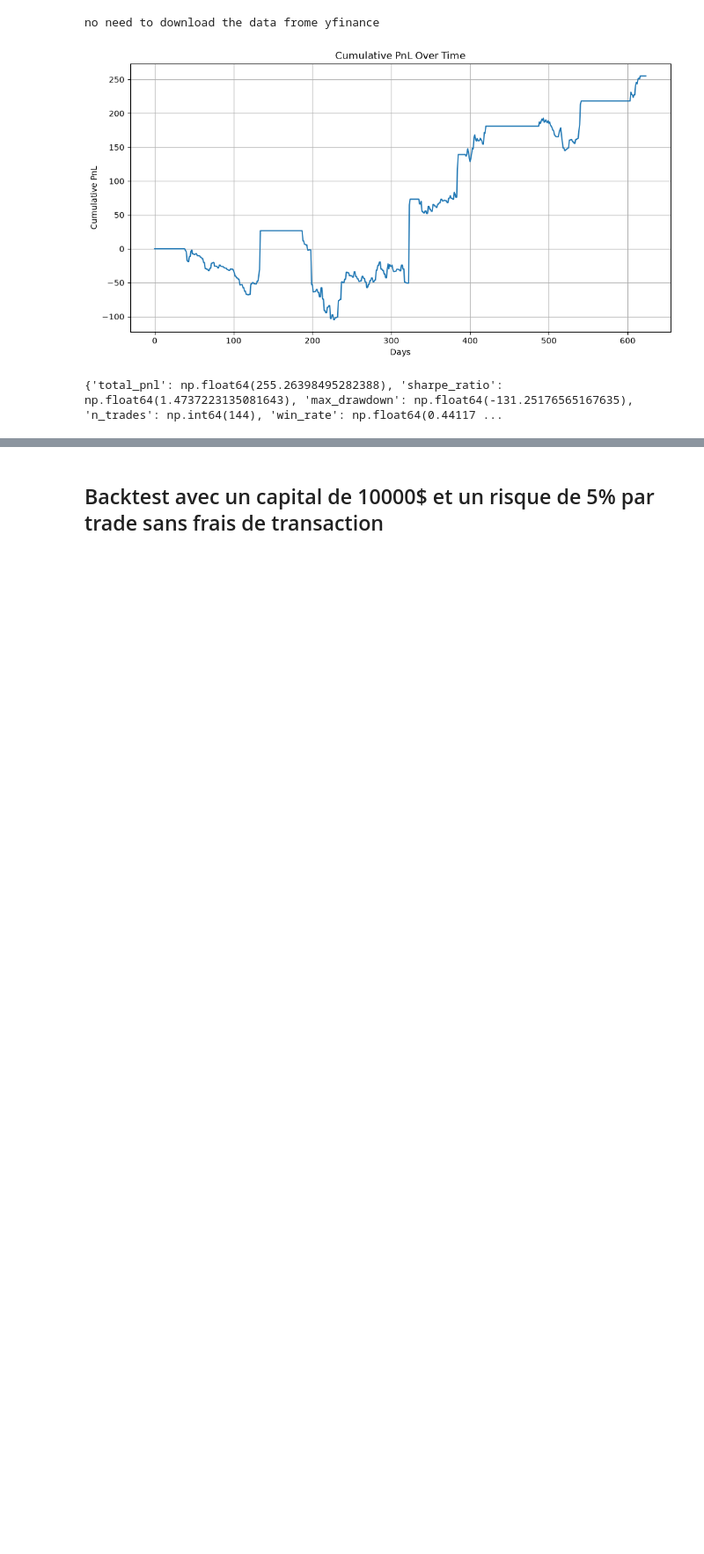
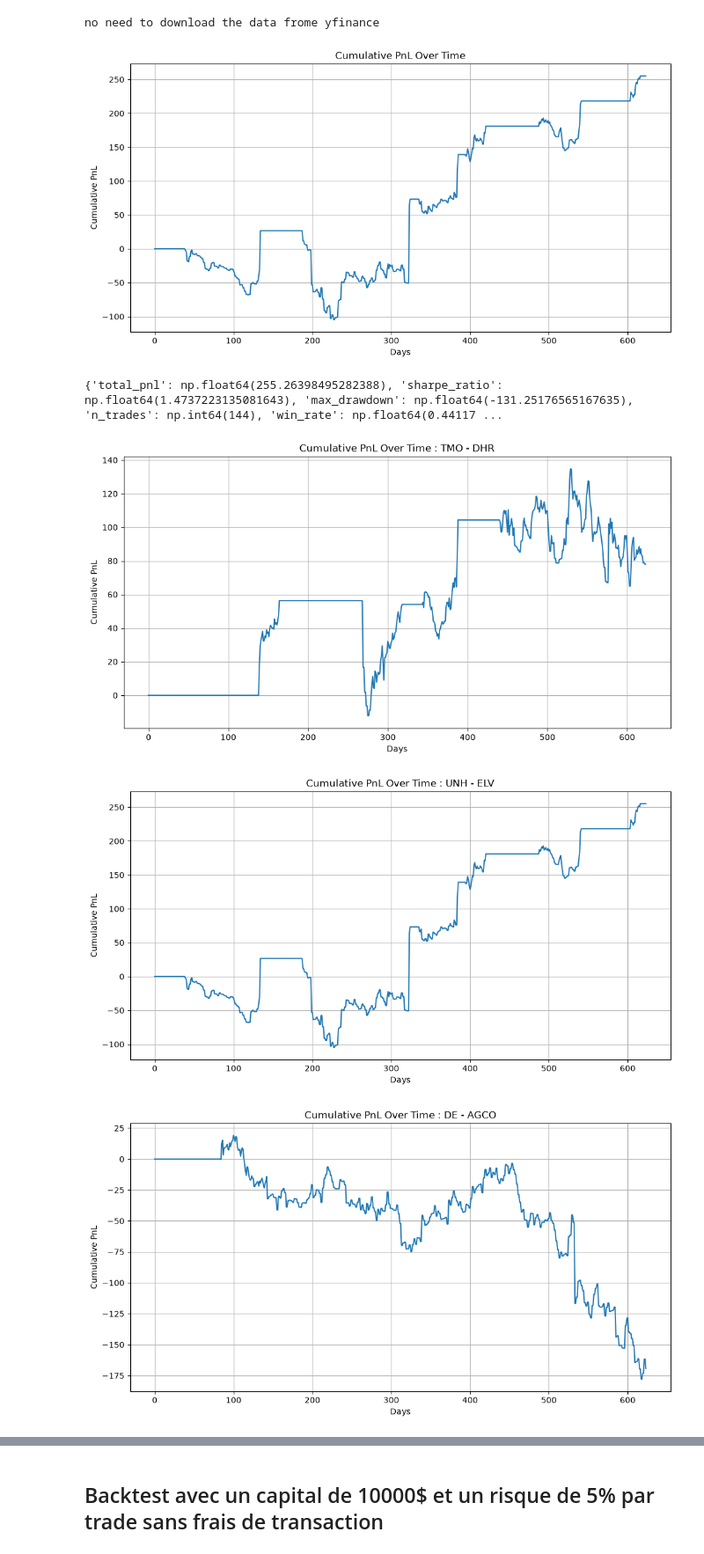
Before and after one commit to V0H6P/pair_trading, a Jupyter notebook: test_pair.ipynb, the cells around one changed output, grey strips where cells are left out. Shown at 88% size. Drawn from its saved outputs; the diff is of its cells as text; code cells hidden in the pictures; blank space fills up the shorter version.

```diff
--- a/test_pair.ipynb
+++ b/test_pair.ipynb
@@ -108,7 +108,7 @@ for tik1, tik2 in paires :
 
     # Récupération du spread
     coint_obj = Coint_verif(prixA=prixA, prixB=prixB)
-    spread, hedge = coint_obj.spread_n_hedge_ratio()
+    spread, hedge = coint_obj.spread_n_hedge_ratio
 
     # Fit du model OU
     fiter = OUEstimator(dt=1) # un jour
@@ -204,31 +204,35 @@ for tik1, tik2 in paires :
     spread, hedge = Coint_verif.spread_n_hedge_ratio_static(prixA, prixB)
 
 
     # Création du spread pour le backtest
 
-    df_bt = pd.concat([data_bt["UNH"], data_bt["ELV"]], axis=1).dropna()
+    df_bt = pd.concat([data_bt[tik1], data_bt[tik2]], axis=1).dropna()
     prixA_bt = df_bt.iloc[:, 0]
     prixB_bt = df_bt.iloc[:, 1]
     spread_bt = prixA_bt - hedge * prixB_bt
 
     # Backtest
 
     ou_estim = OUEstimator()
     ou_estim.fit_ols(spread)
     strat = Strategie(ou_estimator=ou_estim)
     cumulative_pnl, stats = strat.backtest(spread=np.asarray(spread_bt))
 
     # Plot the PnL
 
     n = len(cumulative_pnl)
     t = np.arange(n)
 
     import matplotlib.pyplot as plt
 
     plt.figure(figsize=(12, 6))
     plt.plot(t, cumulative_pnl)
     plt.xlabel('Days')
     plt.ylabel('Cumulative PnL')
     plt.title(f'Cumulative PnL Over Time : {tik1} - {tik2}')
     plt.grid(True)
     plt.show()
+# %% [output]
+[figure, added]
+[figure, added]
+[figure, added]
```
Also changed, not shown: parts of 2 cells of this notebook, 6 other files.
